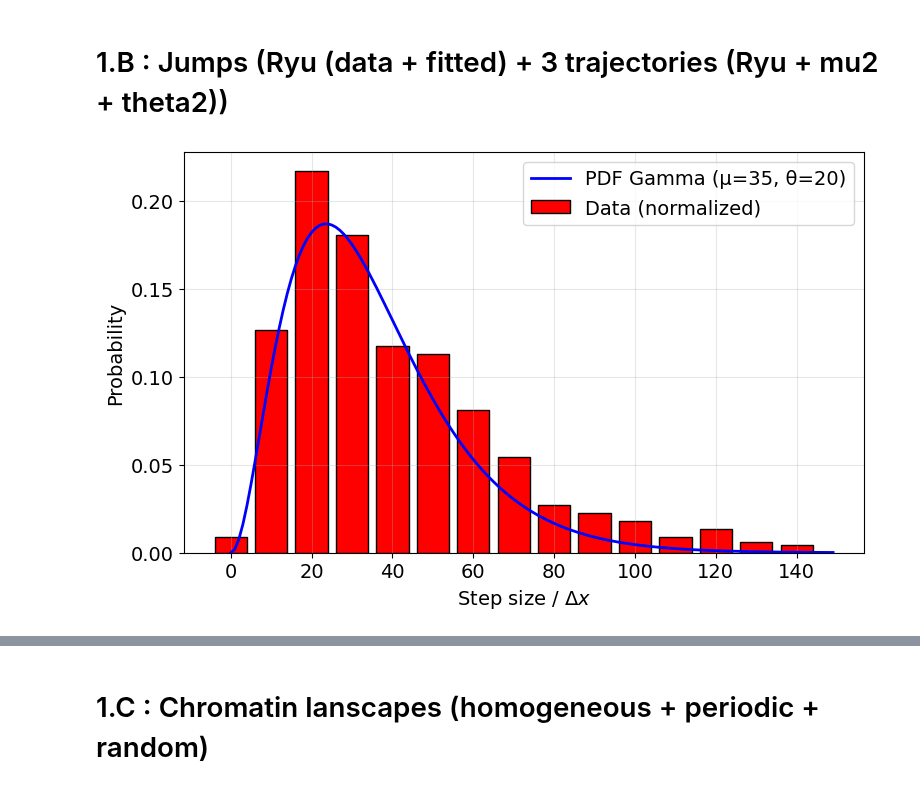
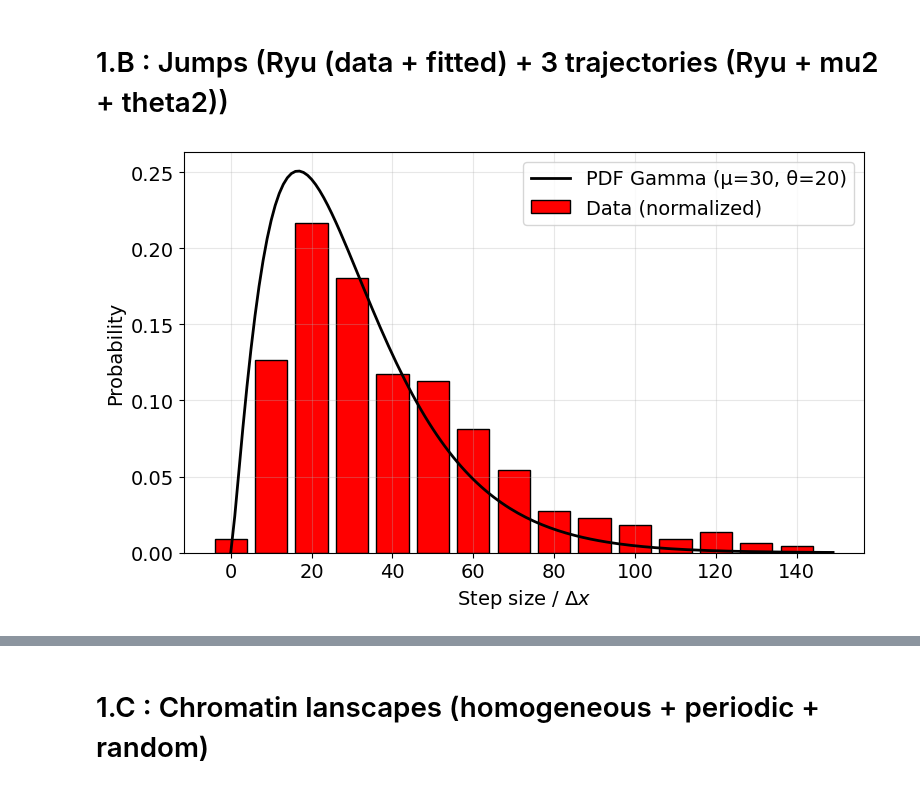
Before and after one commit to npelletbossot/nucleo, a Jupyter notebook: notebooks/figures/article_1/figure_1.ipynb, the cells around one changed output, grey strips where cells are left out. Drawn from its saved outputs; the diff is of its cells as text; code cells hidden in the pictures.

```diff
--- a/notebooks/figures/article_1/figure_1.ipynb
+++ b/notebooks/figures/article_1/figure_1.ipynb
@@ -12,33 +12,33 @@ from nucleo.simulation.probabilities import proba_gamma
 plt.rcParams["font.size"] = 14
 
 # Données expérimentales
 x = np.arange(0, 150, 10)
 y = np.array([10, 140, 240, 200, 130, 125, 90, 60, 30, 25, 20, 10, 15, 7, 5], dtype=float)
 y /= np.sum(y)  # normalisation à 1
 
 # PDF théorique
 x_fine = np.arange(0, 150, 1)
-mu = 35
+mu = 30
 theta = 20
 p = proba_gamma(mu=mu, theta=theta, L=x_fine)
 p /= np.sum(p)  # normalisation à 1
 
 # -------------------------------
 # Plot unique
 # -------------------------------
 plt.figure(figsize=(8,5))
 
 # Histogramme des données
 plt.bar(x, y, width=8, edgecolor="black", color="r", alpha=1, label="Data (normalized)")
 
 # PDF théorique
-plt.plot(x_fine, p*8, lw=2, color="blue", label=f"PDF Gamma (μ={mu}, θ={theta})")
+plt.plot(x_fine, p*10, lw=2, color="black", label=f"PDF Gamma (μ={mu}, θ={theta})")
 
 plt.xlabel(r"Step size / $\Delta x$")
 plt.ylabel(r"Probability")
 plt.grid(True, alpha=0.3)
 plt.legend()
 plt.tight_layout()
 plt.show()
 # %% [output]
-[figure, old version]
+[figure, new version]
```
Also changed, not shown: parts of 2 cells of this notebook, 8 other files.
